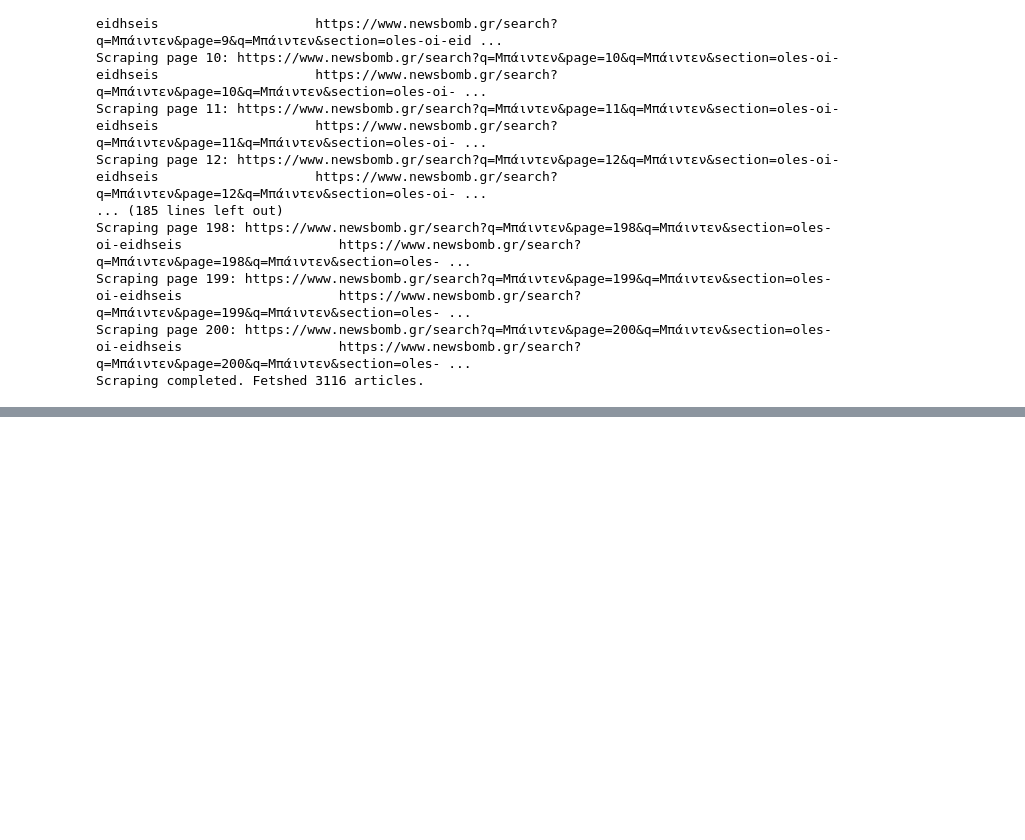
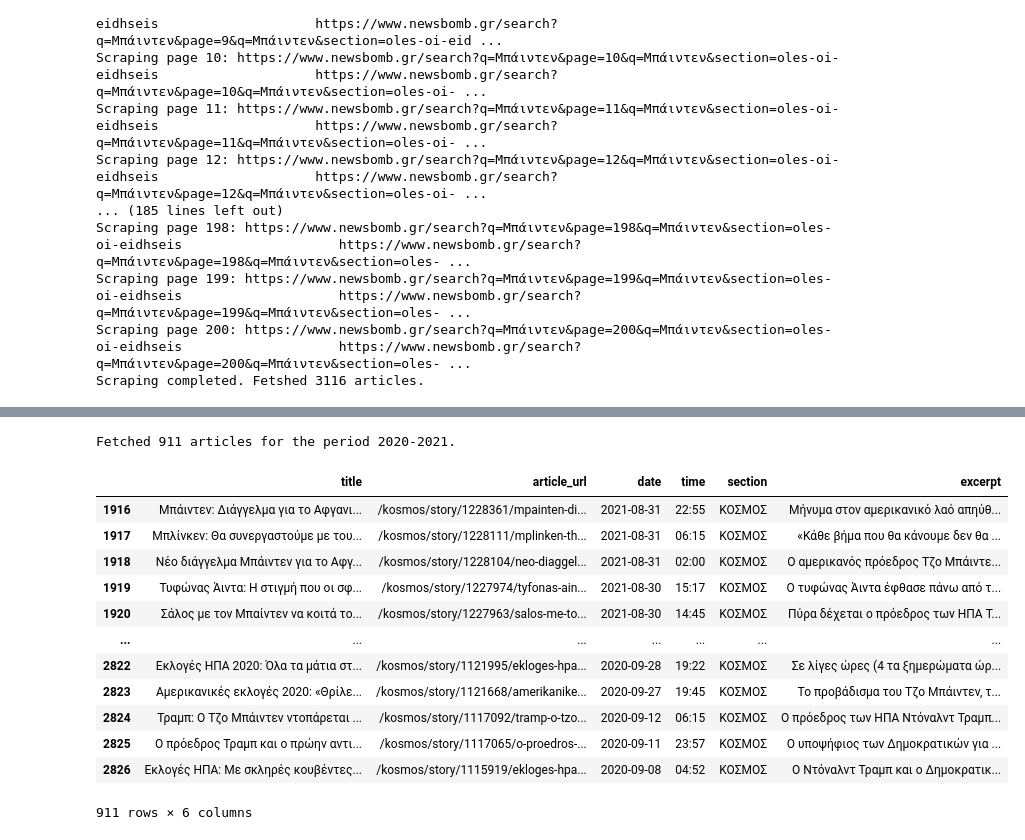
Before and after one commit to Manos-Mak120/Makrakis-Manos, a Jupyter notebook: Biden_2020(Scrapper).ipynb, the cells around one changed output, grey strips where cells are left out. Saved outputs shown, nothing was run; the diff lists cells and outputs as text; code cells hidden in the pictures; blank space fills up the shorter version.

```diff
--- a/Biden_2020(Scrapper).ipynb
+++ b/Biden_2020(Scrapper).ipynb
@@ -155,0 +194,11 @@ print(len(biden_elections_2020_df))
+# %%
+# Φέρνουμε τη 'time' δίπλα στη 'date'
+cols = biden_df.columns.tolist()
+
+# Αφαιρούμε τη 'time' από τη λίστα και την ξαναβάζουμε στη σωστή θέση
+cols.remove('time')
+date_index = cols.index('date')
+cols.insert(date_index + 1, 'time')
+
+# Αναδιατάσσουμε τις στήλες
+biden_df = biden_df[cols]
@@ -155,0 +221,27 @@ print(len(biden_elections_2020_df))
+# %%
+# prompt: φερε μου ολα τα δεδομένα για το 2020-2021
+
+biden_df['date'] = pd.to_datetime(biden_df['date'], format='%d.%m.%Y')
+
+start_date = datetime(2020, 9, 1)
+end_date = datetime(2021, 8, 31)
+
+df_2020_2021 = biden_df[(biden_df['date'] >= start_date) & (biden_df['date'] <= end_date)]
+
+print(f"Fetched {len(df_2020_2021)} articles for the period 2020-2021.")
+df_2020_2021
+# %% [output]
+Fetched 911 articles for the period 2020-2021.
+|  | title | article_url | date | time | section | excerpt |
+| 1916 | Μπάιντεν: Διάγγελμα για το Αφγανι... | /kosmos/story/1228361/mpainten-di... | 2021-08-31 | 22:55 | ΚΟΣΜΟΣ | Mήνυμα στον αμερικανικό λαό απηύθ... |
+| 1917 | Μπλίνκεν: Θα συνεργαστούμε με του... | /kosmos/story/1228111/mplinken-th... | 2021-08-31 | 06:15 | ΚΟΣΜΟΣ | «Κάθε βήμα που θα κάνουμε δεν θα ... |
+| 1918 | Νέο διάγγελμα Μπάιντεν για το Αφγ... | /kosmos/story/1228104/neo-diaggel... | 2021-08-31 | 02:00 | ΚΟΣΜΟΣ | Ο αμερικανός πρόεδρος Τζο Μπάιντε... |
+| 1919 | Τυφώνας Άιντα: Η στιγμή που οι σφ... | /kosmos/story/1227974/tyfonas-ain... | 2021-08-30 | 15:17 | ΚΟΣΜΟΣ | Ο τυφώνας Άιντα έφθασε πάνω από τ... |
+| 1920 | Σάλος με τον Μπαίντεν να κοιτά το... | /kosmos/story/1227963/salos-me-to... | 2021-08-30 | 14:45 | ΚΟΣΜΟΣ | Πύρα δέχεται ο πρόεδρος των ΗΠΑ Τ... |
+| ... | ... | ... | ... | ... | ... | ... |
+| 2822 | Εκλογές ΗΠΑ 2020: Όλα τα μάτια στ... | /kosmos/story/1121995/ekloges-hpa... | 2020-09-28 | 19:22 | ΚΟΣΜΟΣ | Σε λίγες ώρες (4 τα ξημερώματα ώρ... |
+| 2823 | Αμερικανικές εκλογές 2020: «Θρίλε... | /kosmos/story/1121668/amerikanike... | 2020-09-27 | 19:45 | ΚΟΣΜΟΣ | Το προβάδισμα του Τζο Μπάιντεν, τ... |
+| 2824 | Τραμπ: Ο Τζο Μπάιντεν ντοπάρεται ... | /kosmos/story/1117092/tramp-o-tzo... | 2020-09-12 | 06:15 | ΚΟΣΜΟΣ | Ο πρόεδρος των ΗΠΑ Ντόναλντ Τραμπ... |
+| 2825 | Ο πρόεδρος Τραμπ και ο πρώην αντι... | /kosmos/story/1117065/o-proedros-... | 2020-09-11 | 23:57 | ΚΟΣΜΟΣ | Ο υποψήφιος των Δημοκρατικών για ... |
+| 2826 | Εκλογές ΗΠΑ: Με σκληρές κουβέντες... | /kosmos/story/1115919/ekloges-hpa... | 2020-09-08 | 04:52 | ΚΟΣΜΟΣ | Ο Ντόναλντ Τραμπ και ο Δημοκρατικ... |
+911 rows × 6 columns
```
Also changed, not shown: parts of 13 cells of this notebook.
